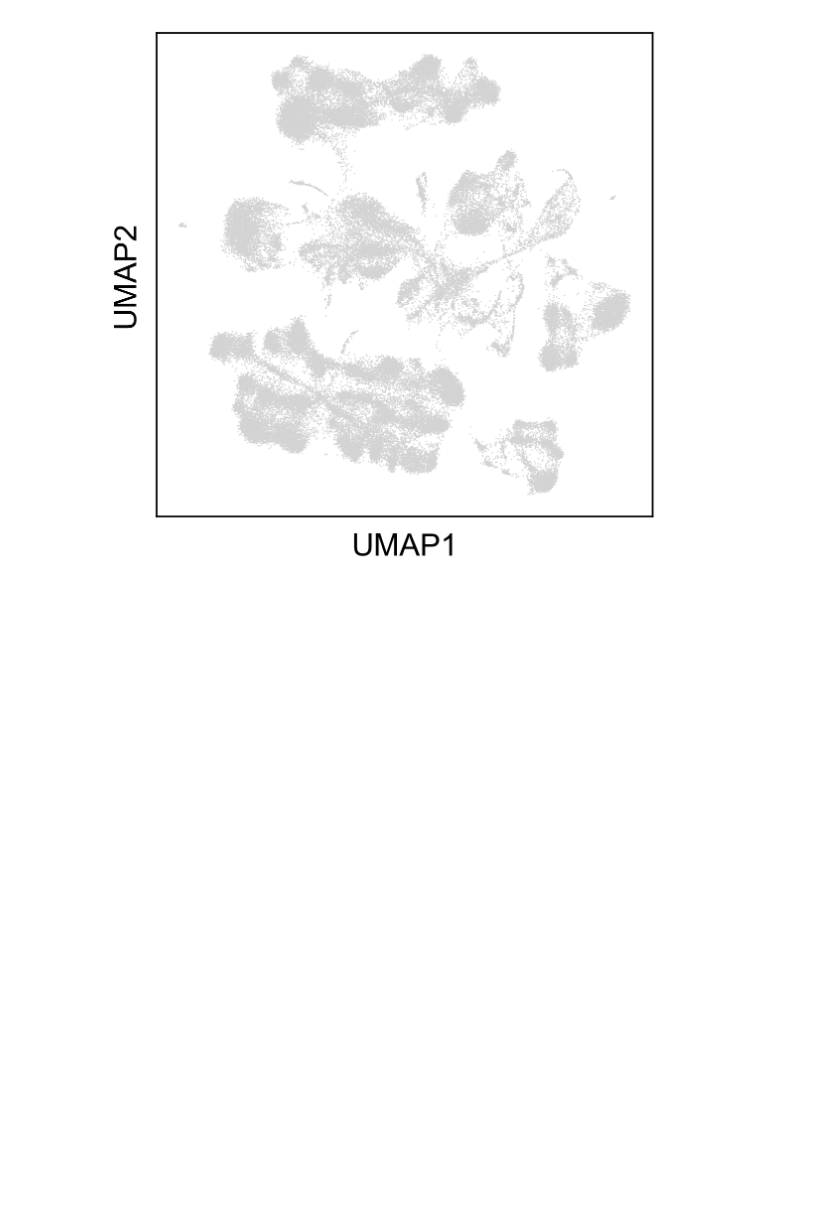
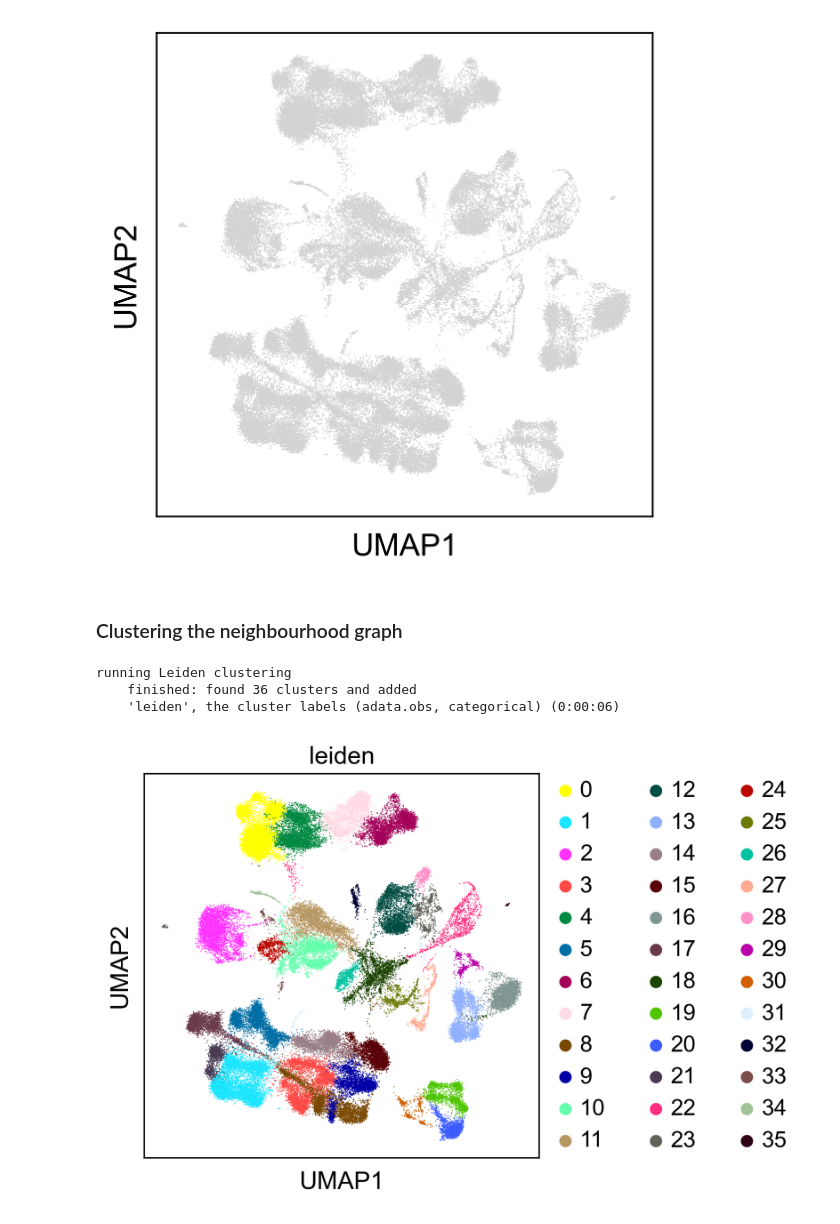
Before and after one commit to mairi-mcclean/TB_atlas, a Jupyter notebook: 1-sample_QC/221130_QCplus_CaiY2020_MM.ipynb, the cells around one changed output. Drawn from its saved outputs; the diff is of its cells as text; code cells hidden in the pictures; blank space fills up the shorter version.

Commit message:
finished UMAP steps

```diff
--- a/1-sample_QC/221130_QCplus_CaiY2020_MM.ipynb
+++ b/1-sample_QC/221130_QCplus_CaiY2020_MM.ipynb
@@ -269,3 +269,15 @@ sc.pl.umap(adata, color='sample')
 sc.pl.umap(adata, use_raw=False)
 # %% [output]
 [figure]
+# %% [markdown]
+### Clustering the neighbourhood graph
+# %%
+sc.tl.leiden(adata)
+# %% [output]
+running Leiden clustering
+    finished: found 36 clusters and added
+    'leiden', the cluster labels (adata.obs, categorical) (0:00:06)
+# %%
+sc.pl.umap(adata, color=['leiden'])
+# %% [output]
+[figure, added]
```
Also changed, not shown: parts of 1 cell of this notebook.
